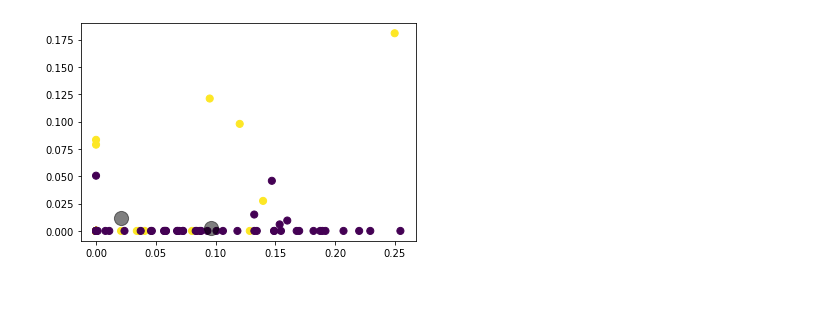
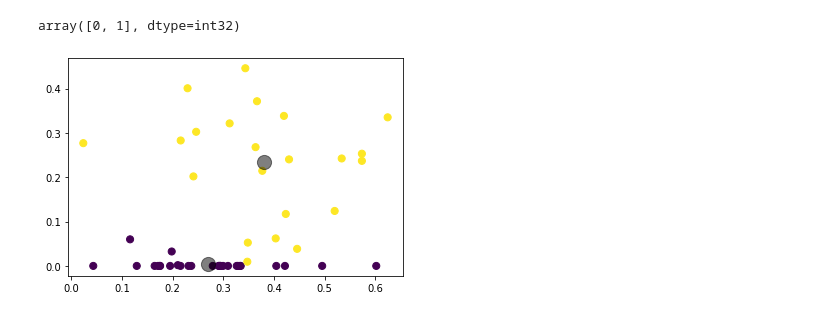
Before and after one commit to massykezzoul/mtq-neural-networks, a Jupyter notebook: src/mnist/ann-dense.ipynb, the cells around one changed output. Saved outputs shown, nothing was run; the diff lists cells and outputs as text; code cells hidden in the pictures.

```diff
--- a/src/mnist/ann-dense.ipynb
+++ b/src/mnist/ann-dense.ipynb
@@ -22,0 +55,3 @@ size of the train dataset :  100
+# %%
+model_name = "./trained_model_2_16"
+model = mtq.MTQModel(model_name)
@@ -23,6 +82,3 @@ size of the train dataset :  100
 # %%
-model = mtq.MTQModel(model_name)
-load = True
-model.build_dense((784,), n_neurons=[32,64, len(y_train[0])], load=load, summary=True)
 if not load:
-    model.fit(x_train,y_train)
+    model.fit(x_train,y_train,epochs=5)
@@ -47,5 +98,9 @@ INFO:tensorflow:Assets written to: ./trained_model_2_16/assets
 # %%
-hidden_layers = model.get_hidden_layers_outputs(x_train)
-# normalize
-for i in range(len(hidden_layers)):
-    hidden_layers[i] = hidden_layers[i] / np.amax(hidden_layers[i])
+hidden_layers = model.get_hidden_layers_outputs(x_test)
+print("La taille de `hidden_layers` correspond au nombre de couches cachées:", len(hidden_layers))
+
+une_couche = hidden_layers[0]
+print("\nLa taille de `une_couche` correspond au nombre d'élément dans `x_test`:", len(une_couche))
+
+une_couche_un_x = une_couche[0]
+print("\nLa taille de `une_couche_un_x` correspond donc bien au nombre de neurones dans cette couches:", len(une_couche_un_x))
@@ -52,16 +180,21 @@ for i in range(len(hidden_layers)):
 # %%
 # Clustering with KMeans
-cluster = KMeans(2).fit(first_hidden_output)
-y_kmeans = cluster.predict(first_hidden_output)
+first_hidden_layers = hidden_layers[0]
+cluster = KMeans(2).fit(first_hidden_layers)
+y_kmeans = cluster.predict(first_hidden_layers)
+# %%
+np.unique(y_kmeans)
+# %% [output]
+array([0, 1], dtype=int32)
 # %%
-plt.scatter(first_hidden_output[:, 0], first_hidden_output[:, 1], c=y_kmeans, s=50, cmap='viridis')
+plt.scatter(first_hidden_layers[:, 0], first_hidden_layers[:, 1], c=y_kmeans, s=50, cmap='viridis')
 
 centers = cluster.cluster_centers_
 plt.scatter(centers[:, 0], centers[:, 1], c='black', s=200, alpha=0.5)
 
 plt.show()
 # %% [output]
-[figure, old version]
+[figure, new version]
 # %%
 # UMAP
 
```
Also changed, not shown: parts of 19 cells of this notebook, 8 other files.
